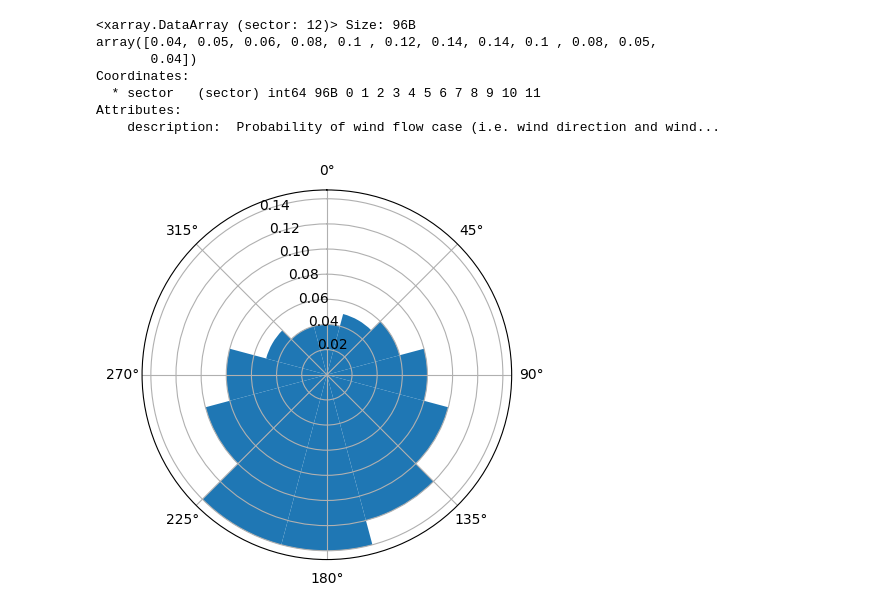
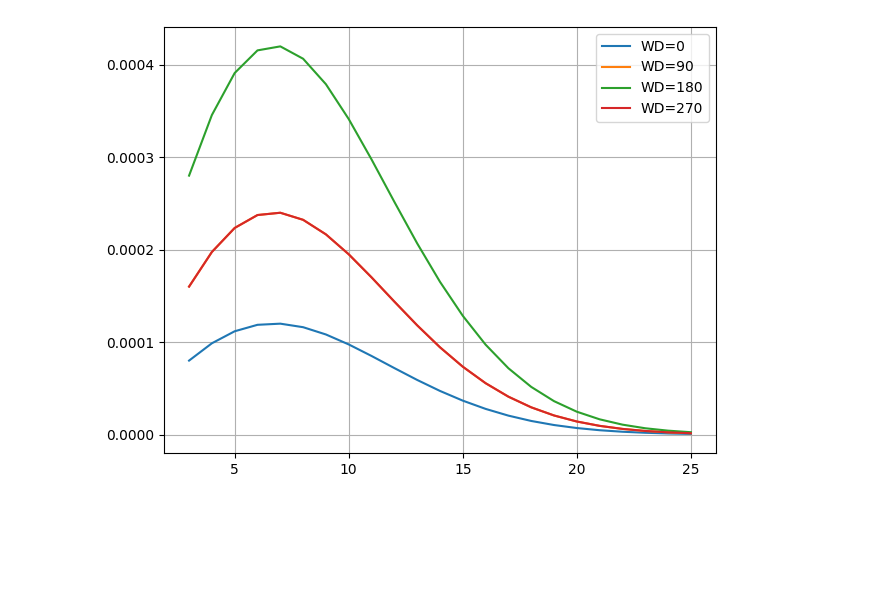
Before and after one commit to Xeidit/WindFarm2, a Jupyter notebook: FarmSimTest.ipynb, the cells around one changed output. Drawn from its saved outputs; the diff is of its cells as text; code cells hidden in the pictures; blank space fills up the shorter version.

```diff
--- a/FarmSimTest.ipynb
+++ b/FarmSimTest.ipynb
@@ -8,21 +25,20 @@ from py_wake import NOJ
 # %%
-#Define Site
-from py_wake.site import UniformWeibullSite
+
 # Dummy offshore site object
 wd = np.arange(0, 360, 30)
 A = np.full_like(wd, 9.5, dtype=float) # Weibull scale parameter
 k = np.full_like(wd, 2.0, dtype=float) # Weibull shape parameter
 p_wd = np.array([0.04, 0.05, 0.06, 0.08, 0.10, 0.12,0.14, 0.14, 0.10, 0.08, 0.05, 0.04], dtype=float) # sector frequencies (defines wind direction)
-p_wd /= p_wd.sum()
+#p_wd /= p_wd.sum()
 
-site = UniformWeibullSite(p_wd=p_wd, a=A, k=k, ti=0.08) # Create uniform weibull site
-site.plot_wd_distribution(n_wd=12)
+siteABD = UniformWeibullSite(p_wd=p_wd, a=A, k=k, ti=0.08) # Create uniform weibull site
+
+
+sim_res = NOJ(siteABD, DTU10MW())([0],[0])[['WS','P']]
+sim_res
+
+for P_ws in sim_res.P[::90]:
+    P_ws.plot(label=f'WD={P_ws.wd.item()}')
+setup_plot()
 # %% [output]
-<xarray.DataArray (sector: 12)> Size: 96B
-array([0.04, 0.05, 0.06, 0.08, 0.1 , 0.12, 0.14, 0.14, 0.1 , 0.08, 0.05,
-       0.04])
-Coordinates:
-  * sector   (sector) int64 96B 0 1 2 3 4 5 6 7 8 9 10 11
-Attributes:
-    description:  Probability of wind flow case (i.e. wind direction and wind...
-[figure, old version]
+[figure, new version]
```
Also changed, not shown: parts of 14 cells of this notebook, 4 other files.
